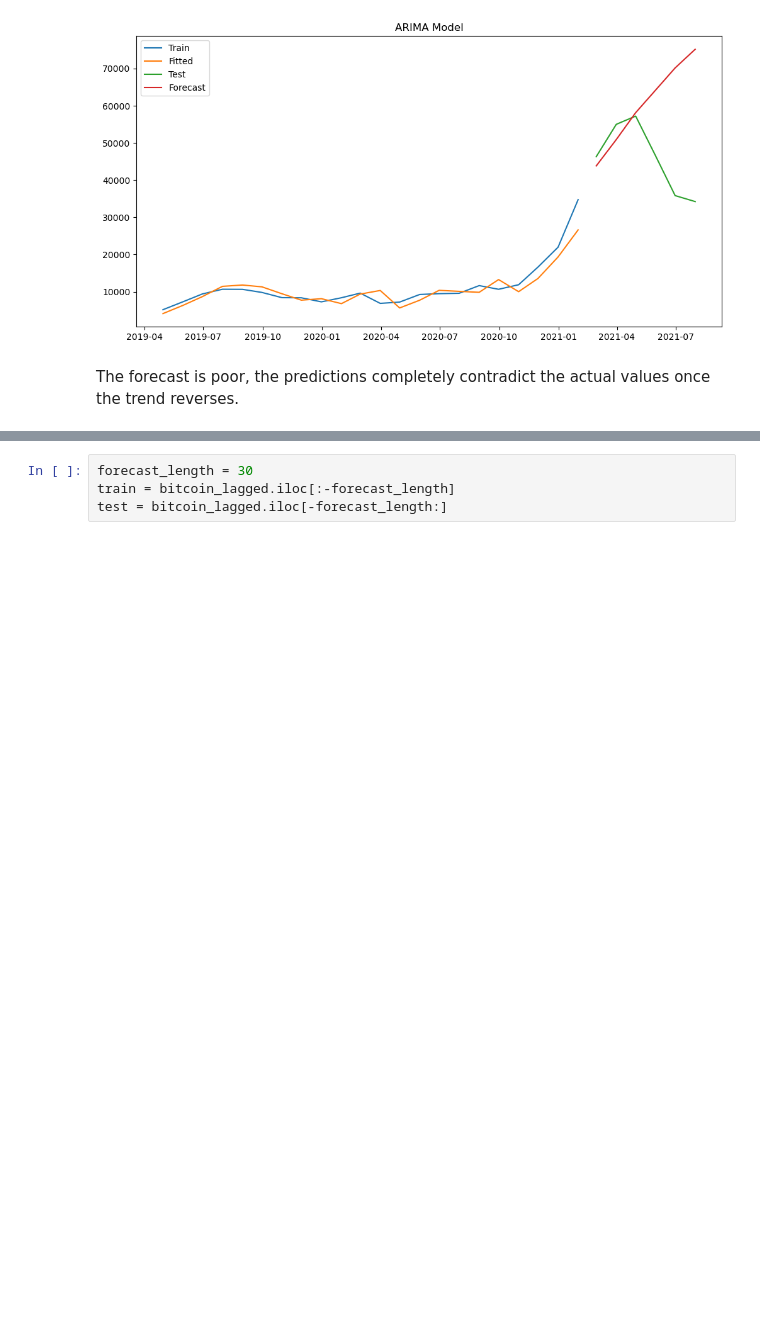
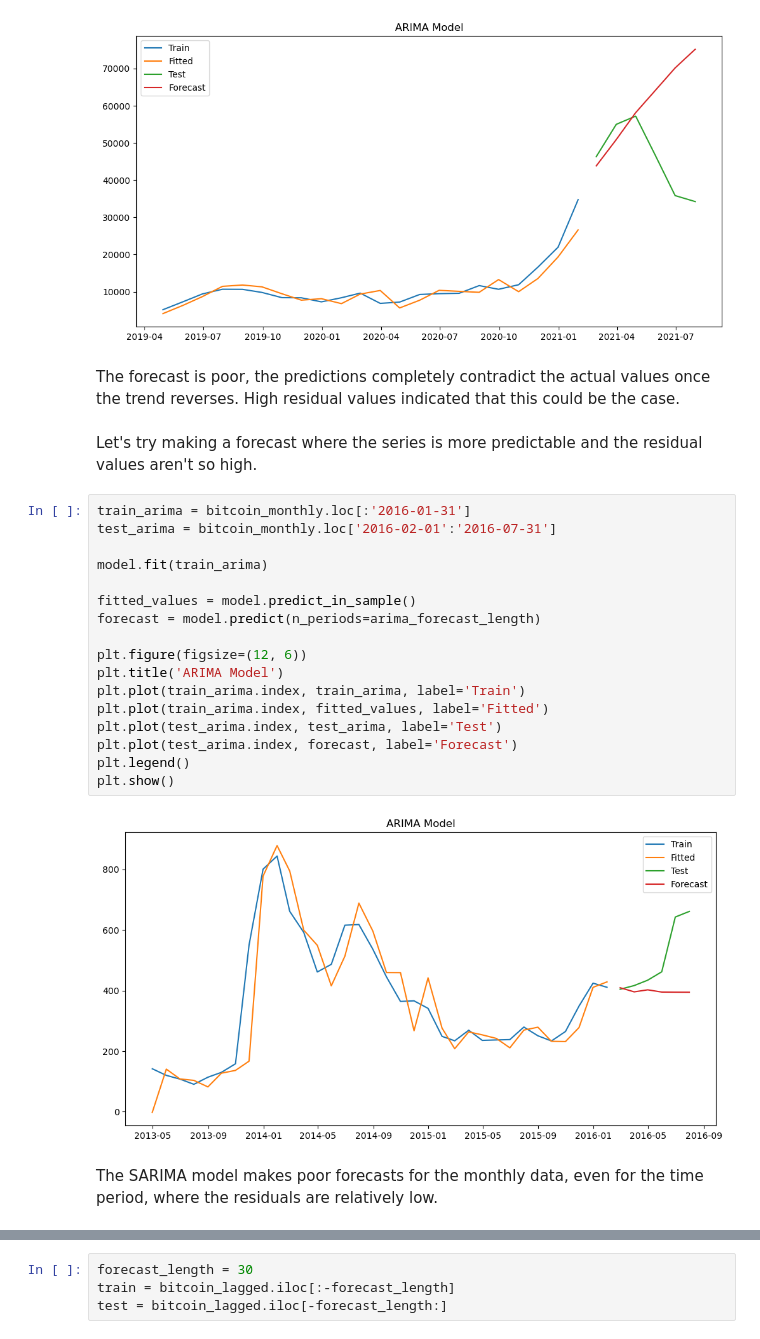
Before and after one commit to LethalDriver/Time-Series-Analysis-Lab, a Jupyter notebook: project_crypto_lags.ipynb, the cells around one changed output, grey strips where cells are left out. Cells and saved outputs as stored; diff of their text form; blank space fills up the shorter version.

```diff
--- a/project_crypto_lags.ipynb
+++ b/project_crypto_lags.ipynb
@@ -115,5 +165,28 @@ plt.show()
 # %% [output]
 [figure]
 # %% [markdown]
-The forecast is poor, the predictions completely contradict the actual values once the trend reverses.
+The forecast is poor, the predictions completely contradict the actual values once the trend reverses. High residual values indicated that this could be the case.
+# %% [markdown]
+Let's try making a forecast where the series is more predictable and the residual values aren't so high.
+# %%
+train_arima = bitcoin_monthly.loc[:'2016-01-31']
+test_arima = bitcoin_monthly.loc['2016-02-01':'2016-07-31']
+
+model.fit(train_arima)
+
+fitted_values = model.predict_in_sample()
+forecast = model.predict(n_periods=arima_forecast_length)
+
+plt.figure(figsize=(12, 6))
+plt.title('ARIMA Model')
+plt.plot(train_arima.index, train_arima, label='Train')
+plt.plot(train_arima.index, fitted_values, label='Fitted')
+plt.plot(test_arima.index, test_arima, label='Test')
+plt.plot(test_arima.index, forecast, label='Forecast')
+plt.legend()
+plt.show()
+# %% [output]
+[figure, added]
+# %% [markdown]
+The SARIMA model makes poor forecasts for the monthly data, even for the time period, where the residuals are relatively low.
 # %% [markdown]
```
Also changed, not shown: parts of 74 cells of this notebook.
